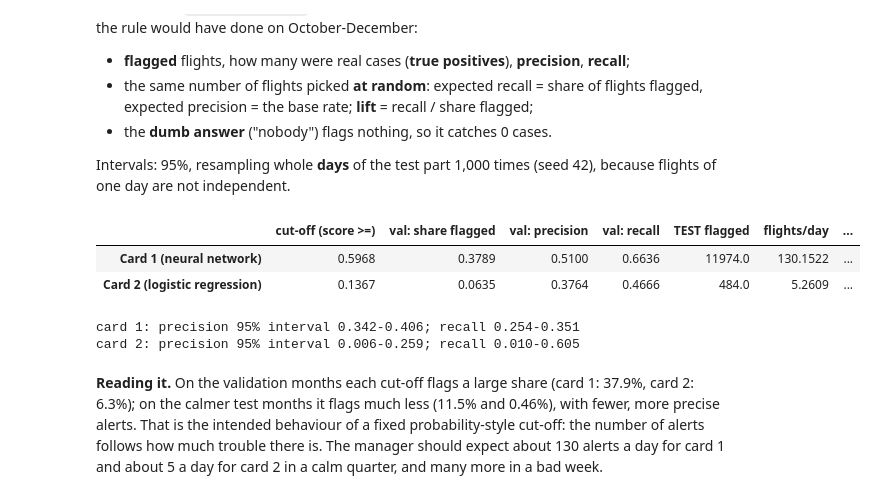
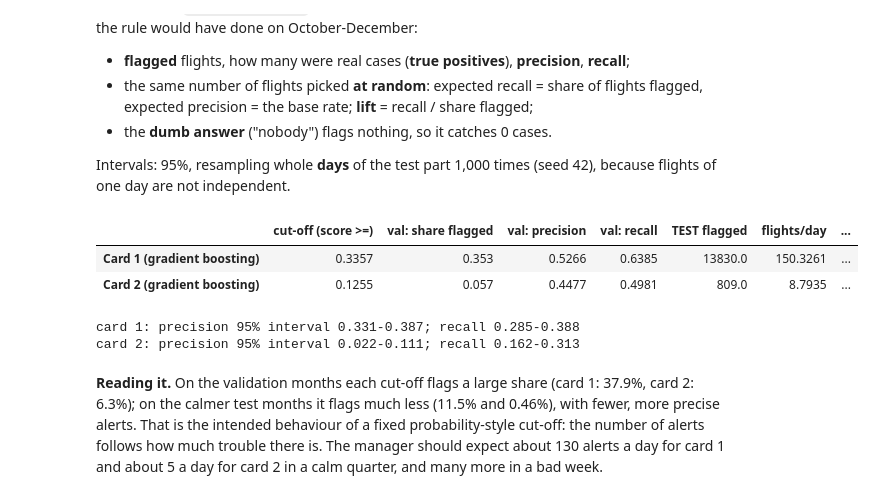
Before and after one commit to MirnaEmbaby/tms-flights, a Jupyter notebook: notebooks/07_decision.ipynb, the cells around one changed output. Cells and saved outputs as stored; diff of their text form; code cells hidden in the pictures.

Commit message:
refactor: update feature engineering and model notebooks with latest execution outputs

```diff
--- a/notebooks/07_decision.ipynb
+++ b/notebooks/07_decision.ipynb
@@ -103,39 +103,38 @@ def day_counts(t, thr):
     g = pd.DataFrame({"d": t.date.to_numpy(), "tp": flag & y, "fp": flag & ~y, "fn": ~flag & y, "n": 1}).groupby("d").sum()
     return g
 
 def day_boot_pr(t, thr, n_boot=1000):
     g = day_counts(t, thr); a = g[["tp", "fp", "fn"]].to_numpy(float); rng = np.random.default_rng(SEED); prec, rec = [], []
     for _ in range(n_boot):
         s = a[rng.integers(0, len(a), len(a))].sum(0); prec.append(s[0] / max(s[0] + s[1], 1)); rec.append(s[0] / max(s[0] + s[2], 1))
     return (np.percentile(prec, [2.5, 97.5]), np.percentile(rec, [2.5, 97.5]))
 
 CUT = {}
-for k, nm, ref in [(1, "neural network", 0.597), (2, "logistic regression", 0.137)]:
+for k, nm in [(1, "gradient boosting"), (2, "gradient boosting")]:
     v, t = PRED[k]["val"], PRED[k]["test"]
     thr = best_f1_threshold(v.y_true, v.score_best)
-    assert abs(thr - ref) < 5e-4, (thr, ref)                       # same cut-off as 06_models.ipynb (B4)
     mv, mt = at_threshold(v.y_true, v.score_best, thr), at_threshold(t.y_true, t.score_best, thr)
     pci, rci = day_boot_pr(t, thr)
     flagged = mt["tp"] + mt["fp"]; base = t.y_true.mean()
     # random picking of the same number of flights, simulated (seed 42) to check the expectation
     rng = np.random.default_rng(SEED); sim = np.array([t.y_true.to_numpy()[rng.choice(len(t), flagged, replace=False)].sum() for _ in range(200)])
     CUT[k] = dict(name=nm, thr=thr, val=mv, test=mt, flagged=flagged, per_day=flagged / N_DAYS, pci=pci, rci=rci, base=base,
                   rand_recall=mt["flagged_share"], rand_tp=sim.mean(), lift=mt["recall"] / mt["flagged_share"])
 rows = {}
 for k in (1, 2):
     c = CUT[k]; m = c["test"]
     rows[f"Card {k} ({c['name']})"] = {"cut-off (score >=)": c["thr"], "val: share flagged": c["val"]["flagged_share"], "val: precision": c["val"]["precision"], "val: recall": c["val"]["recall"],
         "TEST flagged": c["flagged"], "flights/day": c["per_day"], "true positives": m["tp"], "precision": m["precision"], "recall": m["recall"],
         "random: recall": c["rand_recall"], "random: true pos.": c["rand_tp"], "lift": c["lift"]}
 display(pd.DataFrame(rows).T.round(4))
 for k in (1, 2):
     c = CUT[k]; print(f"card {k}: precision 95% interval {c['pci'][0]:.3f}-{c['pci'][1]:.3f}; recall {c['rci'][0]:.3f}-{c['rci'][1]:.3f}")
 # %% [output]
 |  | cut-off (score >=) | val: share flagged | val: precision | val: recall | TEST flagged | flights/day | ... |
-| Card 1 (neural network) | 0.5968 | 0.3789 | 0.5100 | 0.6636 | 11974.0 | 130.1522 | ... |
-| Card 2 (logistic regression) | 0.1367 | 0.0635 | 0.3764 | 0.4666 | 484.0 | 5.2609 | ... |
+| Card 1 (gradient boosting) | 0.3357 | 0.353 | 0.5266 | 0.6385 | 13830.0 | 150.3261 | ... |
+| Card 2 (gradient boosting) | 0.1255 | 0.057 | 0.4477 | 0.4981 | 809.0 | 8.7935 | ... |
-card 1: precision 95% interval 0.342-0.406; recall 0.254-0.351
-card 2: precision 95% interval 0.006-0.259; recall 0.010-0.605
+card 1: precision 95% interval 0.331-0.387; recall 0.285-0.388
+card 2: precision 95% interval 0.022-0.111; recall 0.162-0.313
 # %% [markdown]
 **Reading it.** On the validation months each cut-off flags a large share (card 1: 37.9%, card 2: 6.3%); on the calmer test months it flags much less (11.5% and 0.46%), with fewer, more precise alerts. That is the intended behaviour of a fixed probability-style cut-off: the number of alerts follows how much trouble there is. The manager should expect about 130 alerts a day for card 1 and about 5 a day for card 2 in a calm quarter, and many more in a bad week.
 # %% [markdown]
```
Also changed, not shown: parts of 9 cells of this notebook, 2 other files.
